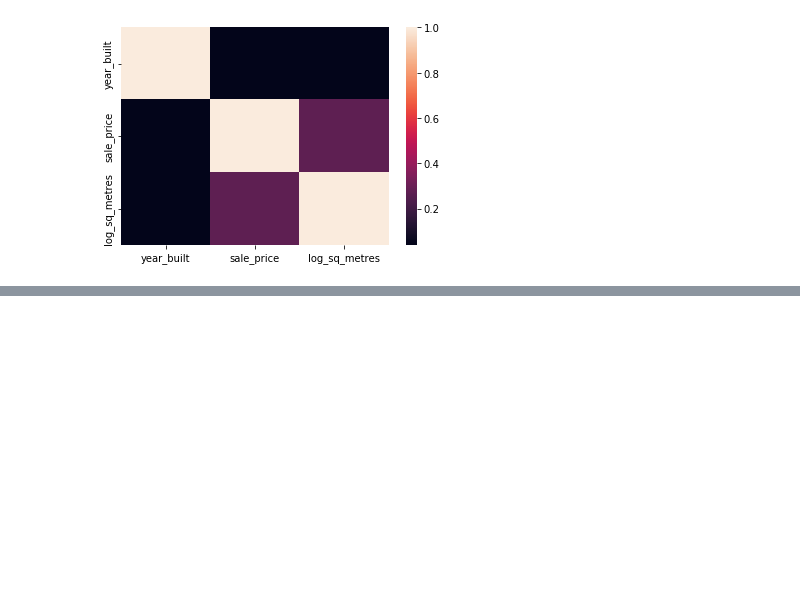
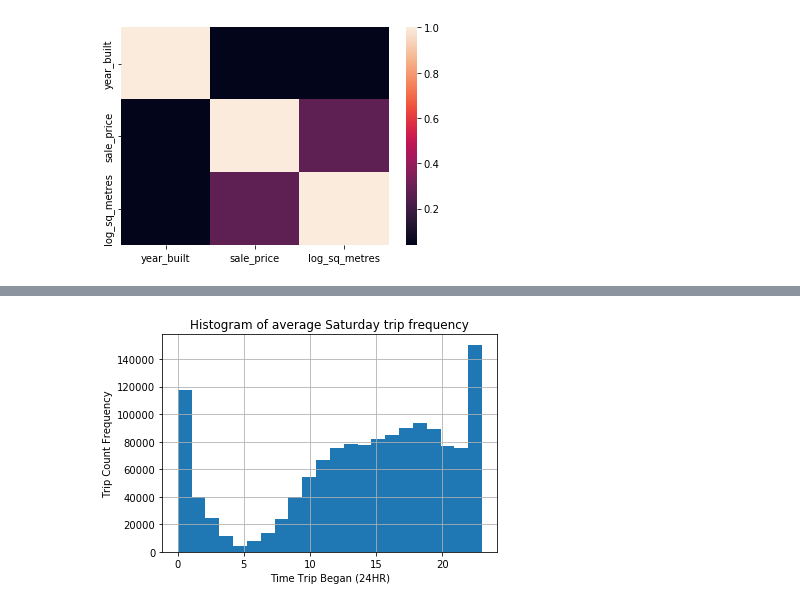
Before and after one commit to arjunrajkumar-ds/ADS_Project_1, a Jupyter notebook: code/EDA.ipynb, the cells around one changed output, grey strips where cells are left out. Saved outputs shown, nothing was run; the diff lists cells and outputs as text; code cells hidden in the pictures; blank space fills up the shorter version.

```diff
--- a/code/EDA.ipynb
+++ b/code/EDA.ipynb
@@ -350,0 +329,12 @@ Year built doesn't seem to have a correlation with the sale price at all
+# %%
+saturday = yellow_categorical_pd.loc[yellow_categorical_pd['pickup_day'] == 'Saturday']
+friday = yellow_categorical_pd.loc[yellow_categorical_pd['pickup_day'] == 'Friday']
+thursday = yellow_categorical_pd.loc[yellow_categorical_pd['pickup_day'] == 'Thursday']
+# %%
+saturday['pickup_hour'].plot.hist(grid = True, bins = 22)
+plt.title('Histogram of average Saturday trip frequency')
+plt.xlabel('Time Trip Began (24HR)')
+plt.ylabel('Trip Count Frequency')
+plt.show()
+# %% [output]
+[figure, added]
```
Also changed, not shown: parts of 62 cells of this notebook, 3 other files.
